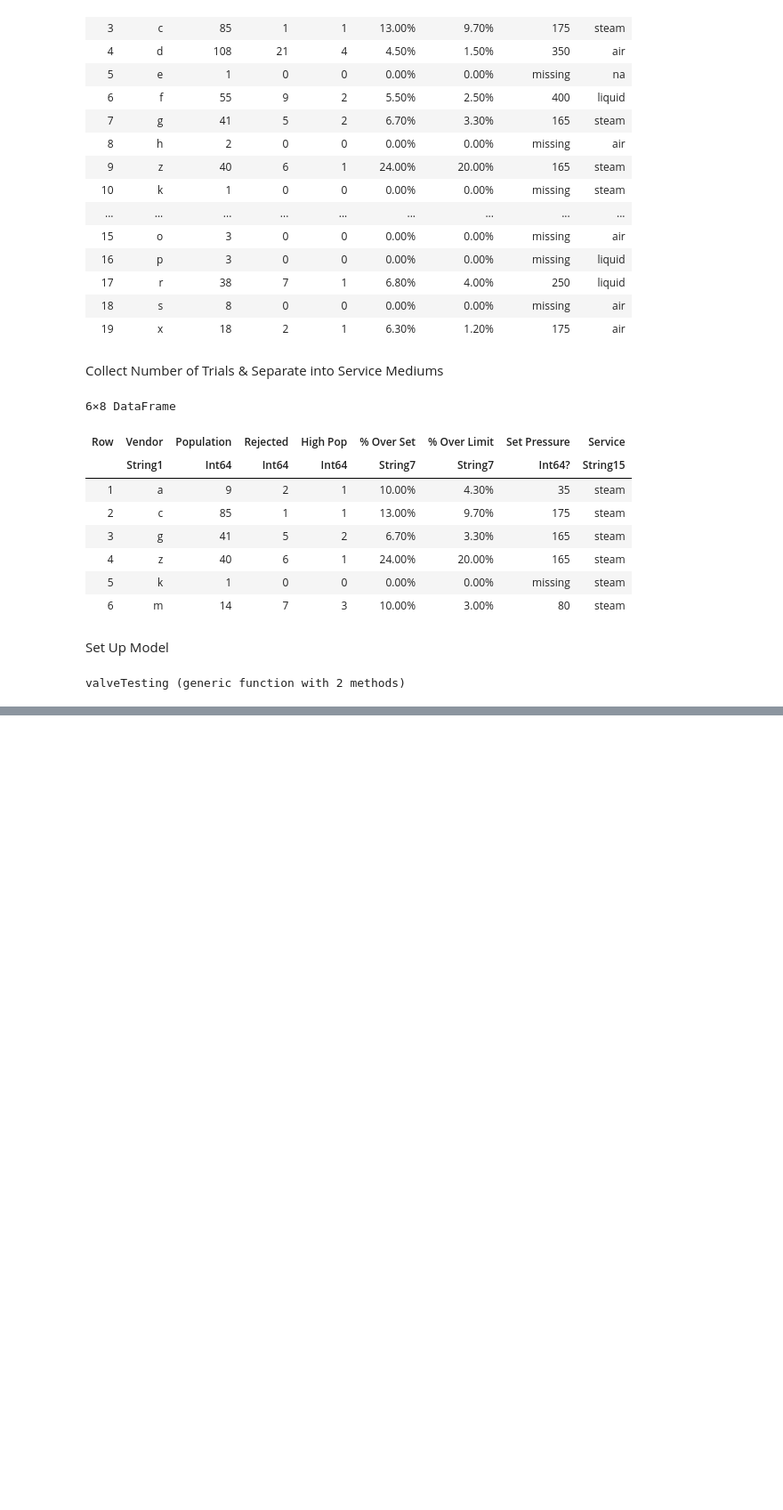
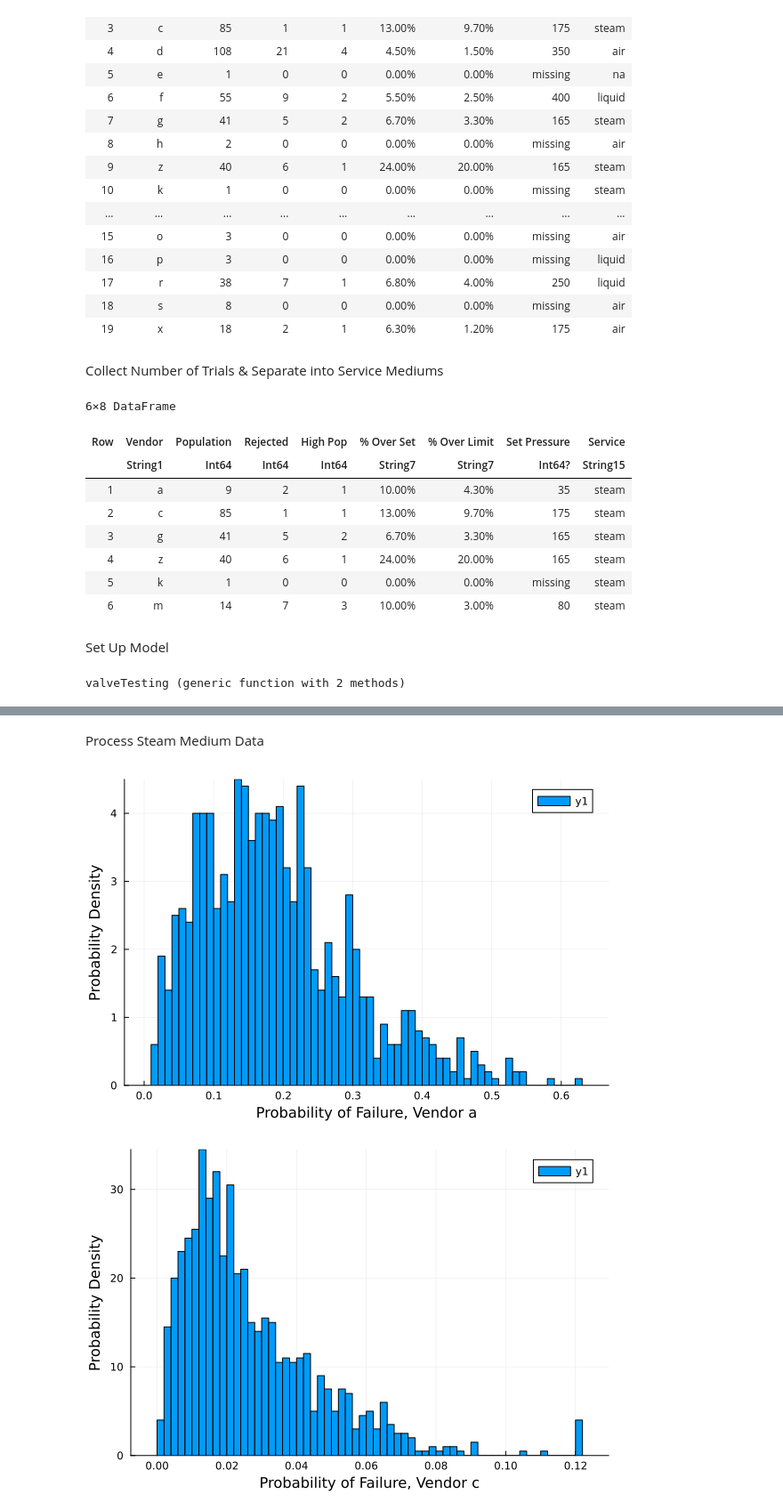
Before and after one commit to aniknia/ValveRejectionRates, a Jupyter notebook: Final Project.ipynb, the cells around one changed output, grey strips where cells are left out. Shown at 89% size. Drawn from its saved outputs; the diff is of its cells as text; code cells hidden in the pictures; blank space fills up the shorter version.

```diff
--- a/Final Project.ipynb
+++ b/Final Project.ipynb
@@ -198,0 +175,25 @@ histogram(postDF[:,6])
+# %% [markdown]
+Process Steam Medium Data
+# %%
+#gather all posterior data into an array, with each column representing a vendor's data
+#also make an array of plots for each
+steam_processed = zeros(nrow(postDF), nrow(steamDF))
+steam_plots = Array{Plots.Plot{Plots.GRBackend},1}()
+
+#set array values to match calculated μ values from MCMC
+#post-process with logistic function to recover probability of valve failure
+for i in 1:nrow(steamDF)
+    for j in 1:nrow(postDF)
+        steam_processed[j,i] = logistic(postDF[j, "μ[$i]"])
+    end
+    #plotter is an intermediate value to gather plot data & incorporate into plot array
+    plotter = histogram(steam_processed[:,i], xlab = "Probability of Failure, Vendor " * steamDF[i, 1], ylab = "Probability Density", normalize=:pdf, bins=101)
+    push!(steam_plots, plotter)
+end
+#plot all probability plots for the steam medium, grouped by vendor
+for z in 1:length(steam_plots)
+    display(plot(steam_plots[z]))
+end
+# %% [output]
+[figure, added]
+[figure, added]
```
Also changed, not shown: parts of 10 cells of this notebook.
